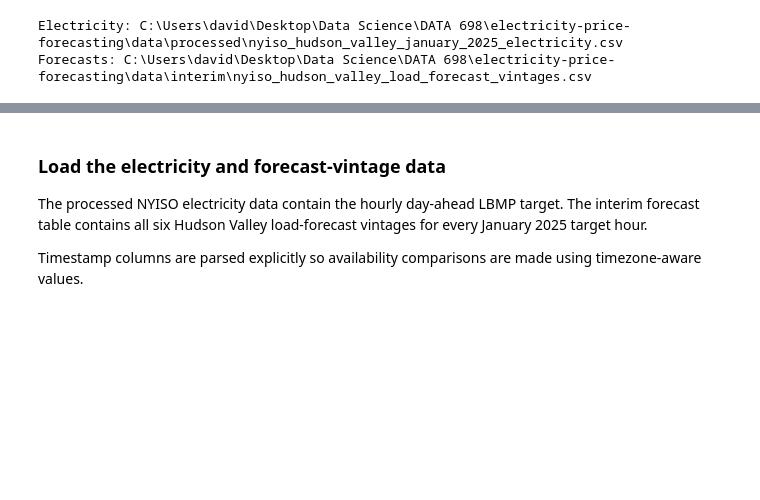
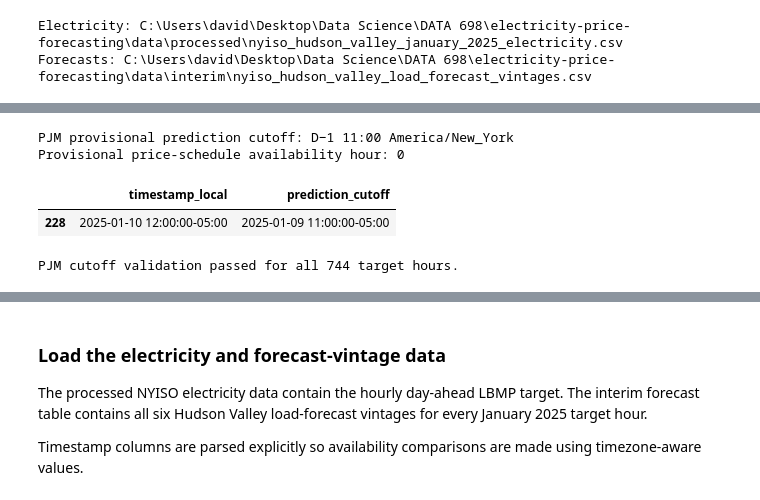
Before and after one commit to greerda/electricity-price-forecasting, a Jupyter notebook: notebooks/04_feature_engineering.ipynb, the cells around one changed output, grey strips where cells are left out. Saved outputs shown, nothing was run; the diff lists cells and outputs as text; code cells hidden in the pictures; blank space fills up the shorter version.

```diff
--- a/notebooks/04_feature_engineering.ipynb
+++ b/notebooks/04_feature_engineering.ipynb
@@ -58,3 +58,14 @@ print("Forecasts:", NYISO_FORECAST_VINTAGES_FILE)
 # %% [output]
 Electricity: C:\Users\david\Desktop\Data Science\DATA 698\electricity-price-forecasting\data\processed\nyiso_hudson_valley_january_2025_electricity.csv
 Forecasts: C:\Users\david\Desktop\Data Science\DATA 698\electricity-price-forecasting\data\interim\nyiso_hudson_valley_load_forecast_vintages.csv
+# %%
+PJM_ELECTRICITY_FILE = (
+    PROJECT_ROOT
+    / "data"
+    / "processed"
+    / "pjm_pseg_january_2025_electricity.csv"
+)
+
+assert PJM_ELECTRICITY_FILE.exists()
+
+print("PJM electricity:", PJM_ELECTRICITY_FILE)
@@ -60,0 +113,62 @@ Forecasts: C:\Users\david\Desktop\Data Science\DATA 698\electricity-price-foreca
+# %%
+pjm_prediction_cutoff_hour = 11
+provisional_price_schedule_availability_hour = 0
+
+print(
+    "PJM provisional prediction cutoff: D−1 "
+    f"{pjm_prediction_cutoff_hour:02d}:00 America/New_York"
+)
+print(
+    "Provisional price-schedule availability hour:",
+    provisional_price_schedule_availability_hour,
+)
+# %% [output]
+PJM provisional prediction cutoff: D−1 11:00 America/New_York
+Provisional price-schedule availability hour: 0
+# %%
+pjm_electricity["prediction_cutoff"] = (
+    pjm_electricity["timestamp_local"].dt.normalize()
+    - pd.DateOffset(days=1)
+    + pd.Timedelta(hours=pjm_prediction_cutoff_hour)
+)
+
+pjm_electricity.loc[
+    pjm_electricity["timestamp_local"]
+    == pd.Timestamp(
+        "2025-01-10 12:00",
+        tz="America/New_York",
+    ),
+    [
+        "timestamp_local",
+        "prediction_cutoff",
+    ],
+]
+# %% [output]
+|  | timestamp_local | prediction_cutoff |
+| 228 | 2025-01-10 12:00:00-05:00 | 2025-01-09 11:00:00-05:00 |
+# %%
+january_10_pjm_cutoffs = (
+    pjm_electricity.loc[
+        pjm_electricity["timestamp_local"].dt.date
+        == pd.Timestamp("2025-01-10").date(),
+        "prediction_cutoff",
+    ]
+    .drop_duplicates()
+)
+
+assert pjm_electricity["prediction_cutoff"].notna().all()
+assert (
+    pjm_electricity["prediction_cutoff"]
+    < pjm_electricity["timestamp_local"]
+).all()
+
+assert january_10_pjm_cutoffs.tolist() == [
+    pd.Timestamp(
+        "2025-01-09 11:00",
+        tz="America/New_York",
+    )
+]
+
+print("PJM cutoff validation passed for all 744 target hours.")
+# %% [output]
+PJM cutoff validation passed for all 744 target hours.
```
Also changed, not shown: parts of 15 cells of this notebook, 5 other files.
